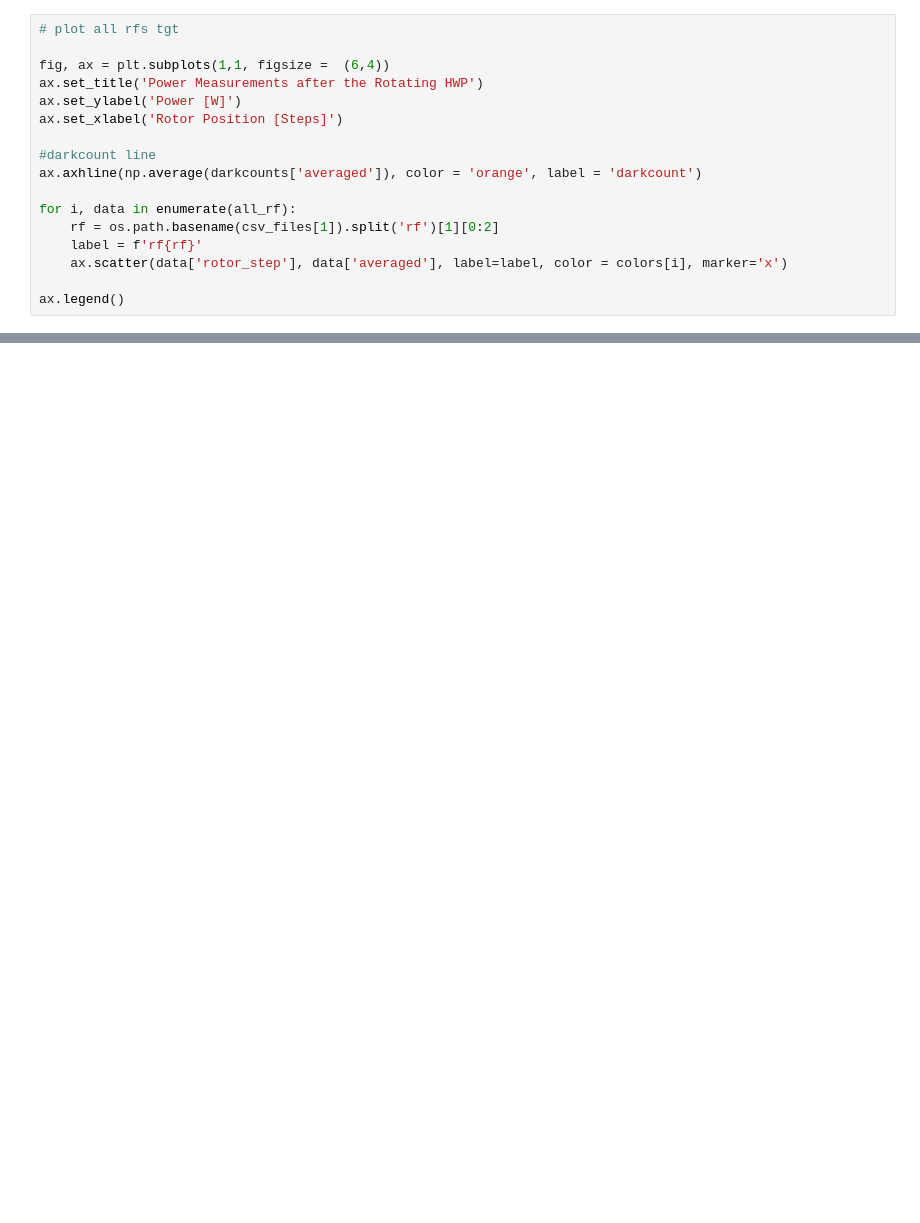
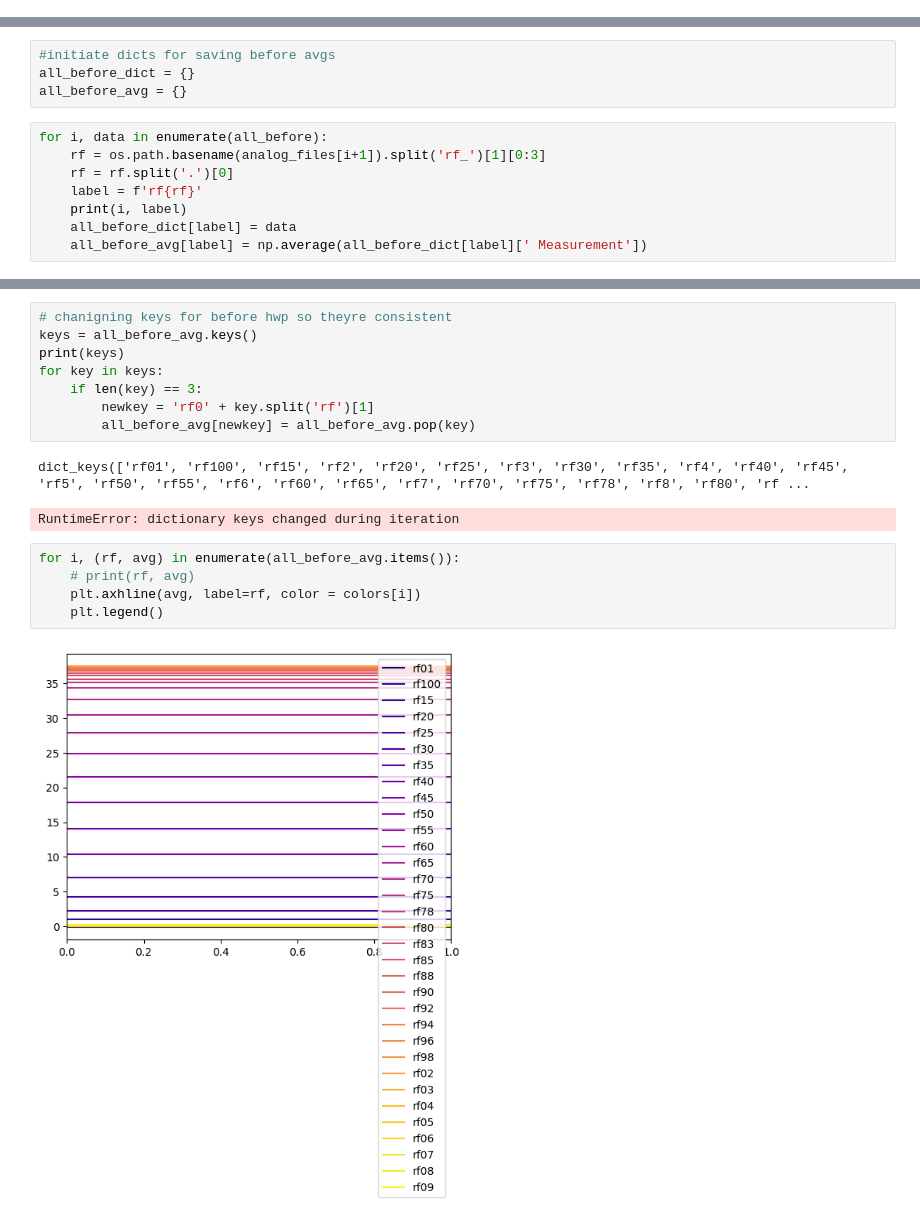
Before and after one commit to JuffmannLab/Fieldmax, a Jupyter notebook: quick_plotter.ipynb, the cells around one changed output, grey strips where cells are left out. Saved outputs shown, nothing was run; the diff lists cells and outputs as text; blank space fills up the shorter version.

Commit message:
recording after hwp middle

```diff
--- a/quick_plotter.ipynb
+++ b/quick_plotter.ipynb
@@ -54,17 +79,0 @@ colors = cmap(np.linspace(1, 0, len(csv_files)-1))
-# %%
-# plot all rfs tgt
-
-fig, ax = plt.subplots(1,1, figsize =  (6,4))
-ax.set_title('Power Measurements after the Rotating HWP')
-ax.set_ylabel('Power [W]')
-ax.set_xlabel('Rotor Position [Steps]')
-
-#darkcount line
-ax.axhline(np.average(darkcounts['averaged']), color = 'orange', label = 'darkcount')
-
-for i, data in enumerate(all_rf):
-    rf = os.path.basename(csv_files[1]).split('rf')[1][0:2]
-    label = f'rf{rf}'
-    ax.scatter(data['rotor_step'], data['averaged'], label=label, color = colors[i], marker='x')
-
-ax.legend()
@@ -73,0 +80,12 @@ ax.legend()
+# %%
+#initiate dicts for saving before avgs
+all_before_dict = {}
+all_before_avg = {}
+# %%
+for i, data in enumerate(all_before):
+    rf = os.path.basename(analog_files[i+1]).split('rf_')[1][0:3]
+    rf = rf.split('.')[0]
+    label = f'rf{rf}'
+    print(i, label)
+    all_before_dict[label] = data
+    all_before_avg[label] = np.average(all_before_dict[label][' Measurement'])
@@ -73,0 +110,18 @@ ax.legend()
+# %%
+# chanigning keys for before hwp so theyre consistent
+keys = all_before_avg.keys()
+print(keys)
+for key in keys:
+    if len(key) == 3:
+        newkey = 'rf0' + key.split('rf')[1]
+        all_before_avg[newkey] = all_before_avg.pop(key)
+# %% [output]
+dict_keys(['rf01', 'rf100', 'rf15', 'rf2', 'rf20', 'rf25', 'rf3', 'rf30', 'rf35', 'rf4', 'rf40', 'rf45', 'rf5', 'rf50', 'rf55', 'rf6', 'rf60', 'rf65', 'rf7', 'rf70', 'rf75', 'rf78', 'rf8', 'rf80', 'rf ...
+RuntimeError: dictionary keys changed during iteration
+# %%
+for i, (rf, avg) in enumerate(all_before_avg.items()):
+    # print(rf, avg)
+    plt.axhline(avg, label=rf, color = colors[i])
+    plt.legend()
+# %% [output]
+[figure, added]
```
Also changed, not shown: parts of 12 cells of this notebook, 25 other files.
